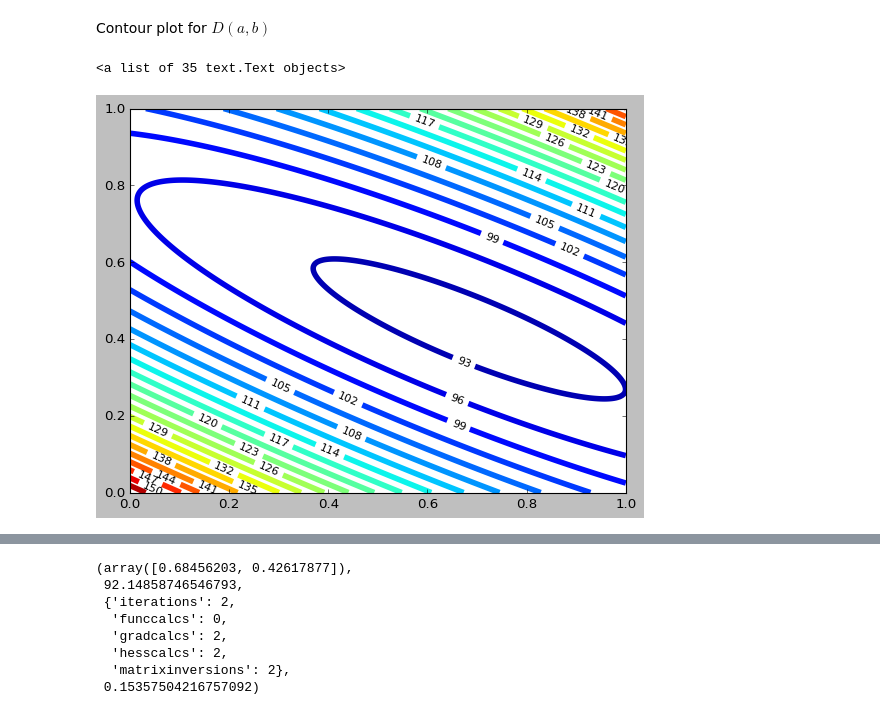
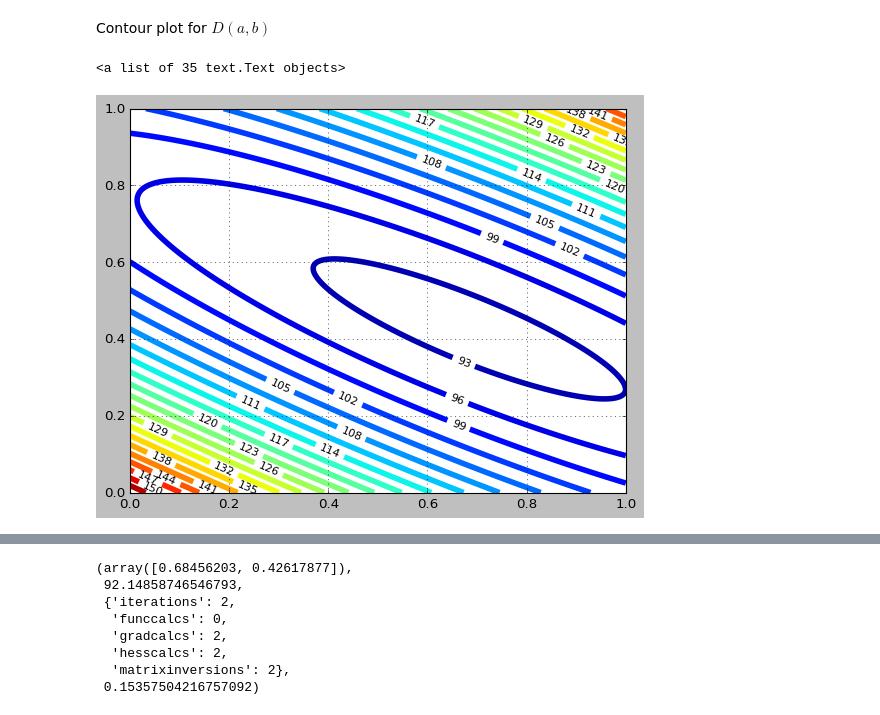
Before and after one commit to dmitry-grigorev/AlgoAnalysisDevelopment, a Jupyter notebook: Task3/Task3notebook.ipynb, the cells around one changed output, grey strips where cells are left out. Saved outputs shown, nothing was run; the diff lists cells and outputs as text; code cells hidden in the pictures.

```diff
--- a/Task3/Task3notebook.ipynb
+++ b/Task3/Task3notebook.ipynb
@@ -52,11 +53,14 @@ Contour plot for $D(a, b)$
 # %%
 Z = np.array([[cost_function(x, y) for x in xlist] for y in ylist])
 cp = plt.contour(X, Y, Z, levels = 25, linewidths = 5)
+#cp.axes.set_xticks(np.arange(0, 1, 0.05))
+#cp.axes.set_yticks(np.arange(0, 1, 0.05))
+cp.axes.grid(True)
 plt.clabel(cp, inline=True,
           fontsize=10, colors = "black")
 # %% [output]
 <a list of 35 text.Text objects>
-[figure, old version]
+[figure, new version]
 # %%
 limits = np.array([[0, 1], [0, 1]], dtype=float)
 x0 = np.array([0.1, 0.1])
```
Also changed, not shown: parts of 15 cells of this notebook, 4 other files.
